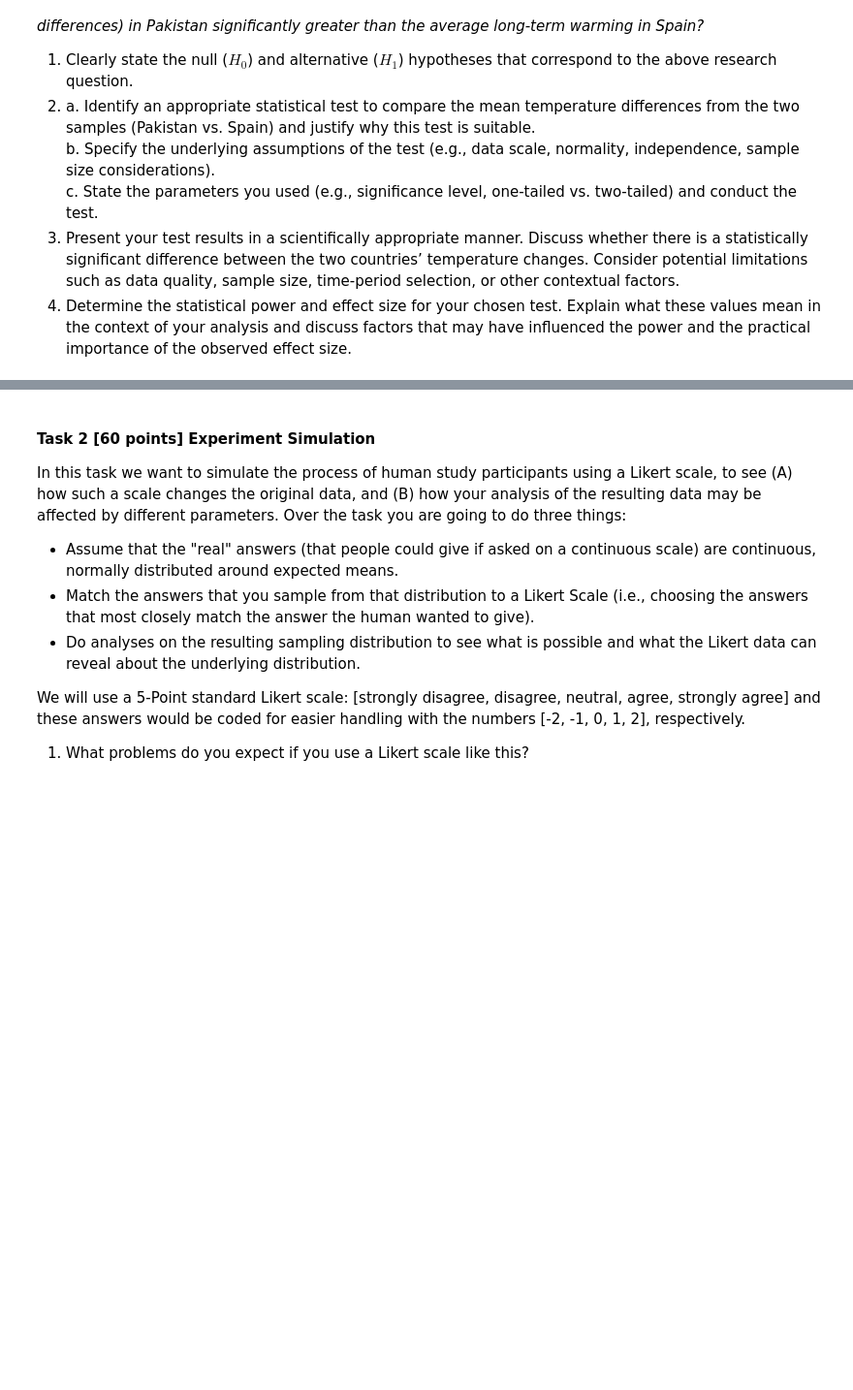
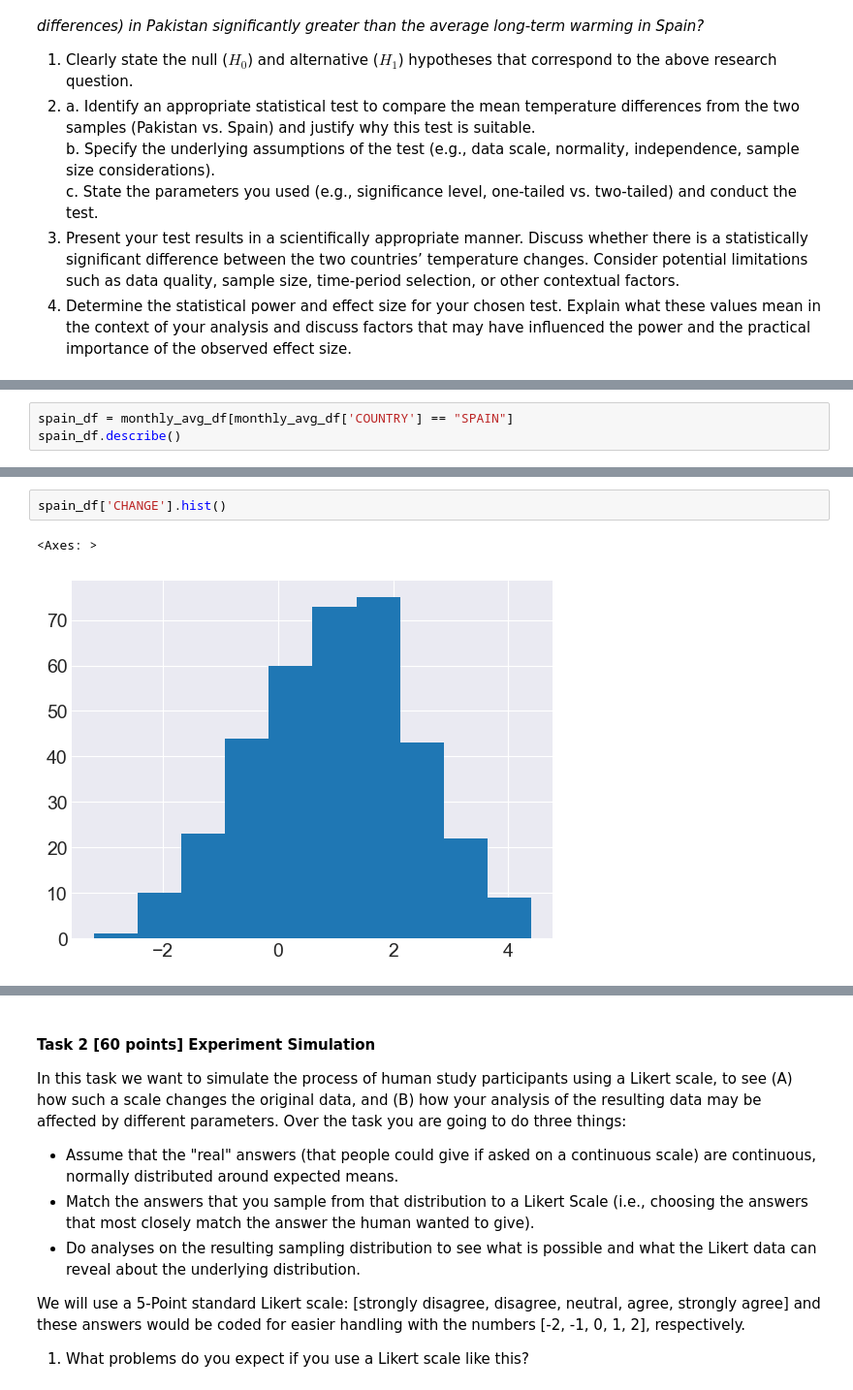
Before and after one commit to mpn1008/RM_assignments, a Jupyter notebook: RM_A05_Group_B/RM_A05_Group.ipynb, the cells around one changed output, grey strips where cells are left out. Shown: that part at 97% size. Drawn from its saved outputs; the diff is of its cells as text; blank space fills up the shorter version.

```diff
--- a/RM_A05_Group_B/RM_A05_Group.ipynb
+++ b/RM_A05_Group_B/RM_A05_Group.ipynb
@@ -51,0 +162,3 @@ In Assignment 2 (Task 4), you investigated monthly temperature changes over a 50
+# %%
+spain_df = monthly_avg_df[monthly_avg_df['COUNTRY'] == "SPAIN"]
+spain_df.describe()
@@ -51,0 +209,5 @@ In Assignment 2 (Task 4), you investigated monthly temperature changes over a 50
+# %%
+spain_df['CHANGE'].hist()
+# %% [output]
+<Axes: >
+[figure, added]
```
Also changed, not shown: parts of 21 cells of this notebook, 1 other file.
